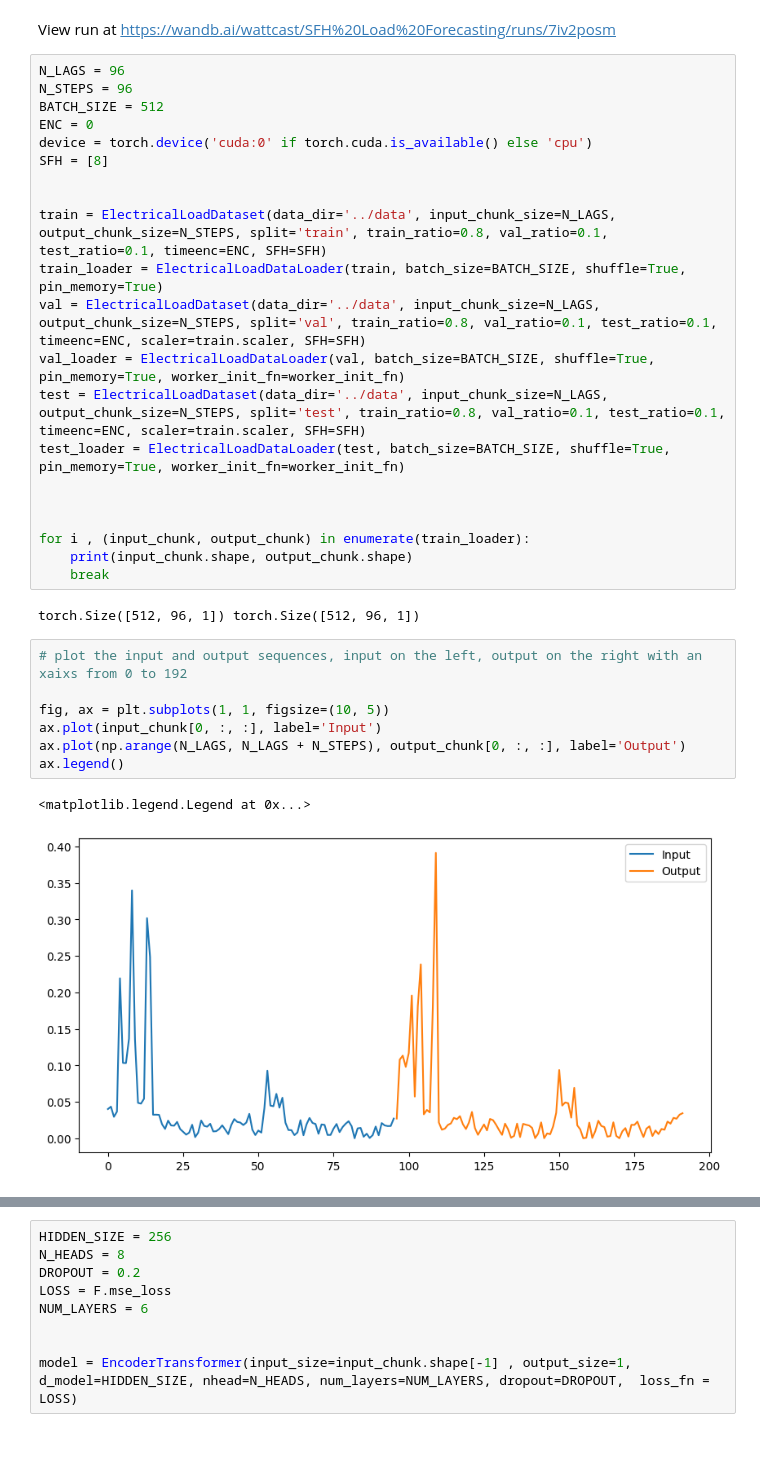
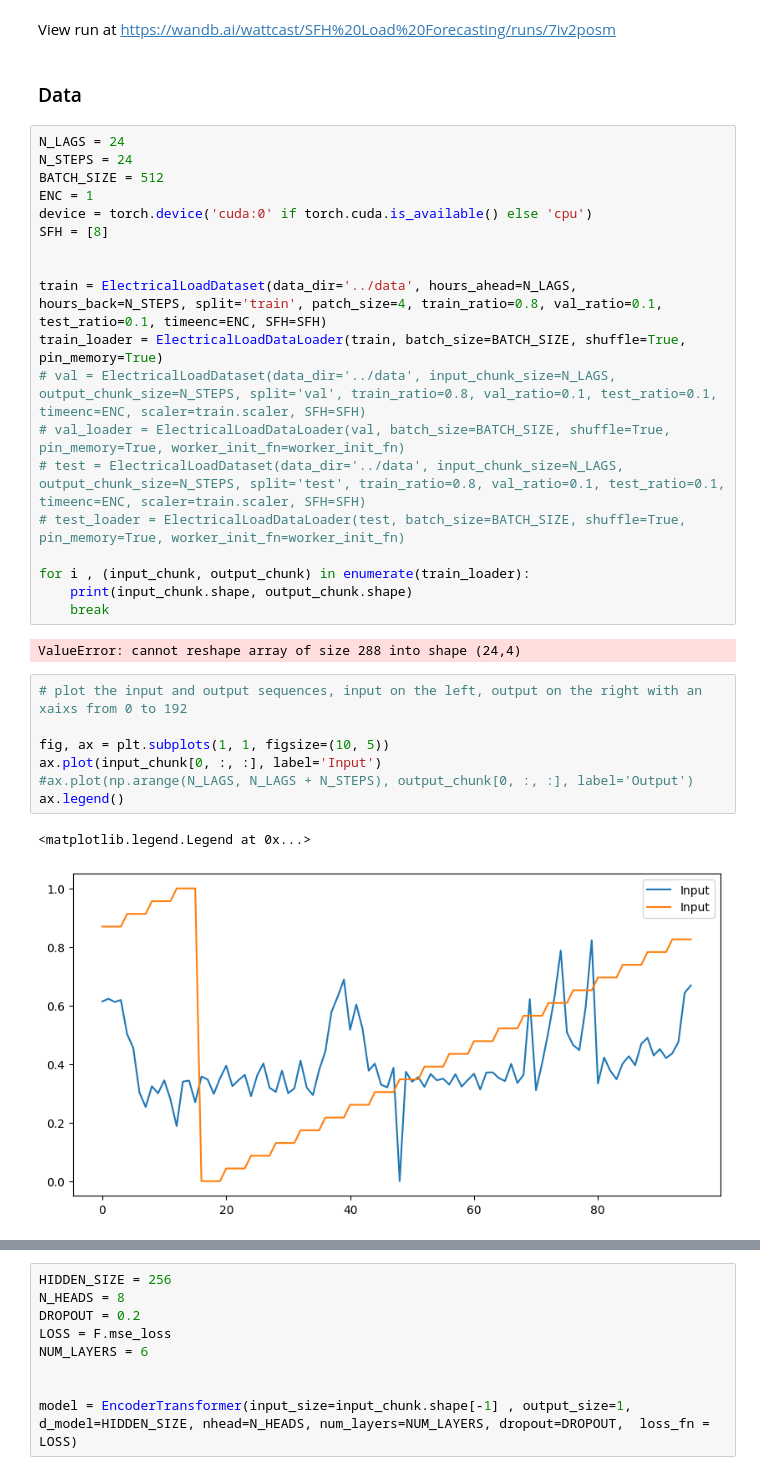
Before and after one commit to NikolausHouben/LoadLanguageModel, a Jupyter notebook: bin/trafo.ipynb, the cells around one changed output, grey strips where cells are left out. Saved outputs shown, nothing was run; the diff lists cells and outputs as text; blank space fills up the shorter version.

Commit message:
progress on patch transformer

```diff
--- a/bin/trafo.ipynb
+++ b/bin/trafo.ipynb
@@ -226,36 +284,36 @@ Run data is saved locally in c:\Users\nik\Desktop\Berkeley_Projects\LoadLanguage
 Syncing run glamorous-silence-40 to Weights & Biases (docs)
 View project at https://wandb.ai/wattcast/SFH%20Load%20Forecasting
 View run at https://wandb.ai/wattcast/SFH%20Load%20Forecasting/runs/7iv2posm
+# %% [markdown]
+### Data
 # %%
-N_LAGS = 96
-N_STEPS = 96
+N_LAGS = 24
+N_STEPS = 24
 BATCH_SIZE = 512
-ENC = 0
+ENC = 1
 device = torch.device('cuda:0' if torch.cuda.is_available() else 'cpu')
 SFH = [8]
 
 
-train = ElectricalLoadDataset(data_dir='../data', input_chunk_size=N_LAGS, output_chunk_size=N_STEPS, split='train', train_ratio=0.8, val_ratio=0.1, test_ratio=0.1, timeenc=ENC, SFH=SFH)
+train = ElectricalLoadDataset(data_dir='../data', hours_ahead=N_LAGS, hours_back=N_STEPS, split='train', patch_size=4, train_ratio=0.8, val_ratio=0.1, test_ratio=0.1, timeenc=ENC, SFH=SFH)
 train_loader = ElectricalLoadDataLoader(train, batch_size=BATCH_SIZE, shuffle=True, pin_memory=True)
-val = ElectricalLoadDataset(data_dir='../data', input_chunk_size=N_LAGS, output_chunk_size=N_STEPS, split='val', train_ratio=0.8, val_ratio=0.1, test_ratio=0.1, timeenc=ENC, scaler=train.scaler, SFH=SFH)
-val_loader = ElectricalLoadDataLoader(val, batch_size=BATCH_SIZE, shuffle=True, pin_memory=True, worker_init_fn=worker_init_fn)
-test = ElectricalLoadDataset(data_dir='../data', input_chunk_size=N_LAGS, output_chunk_size=N_STEPS, split='test', train_ratio=0.8, val_ratio=0.1, test_ratio=0.1, timeenc=ENC, scaler=train.scaler, SFH=SFH)
-test_loader = ElectricalLoadDataLoader(test, batch_size=BATCH_SIZE, shuffle=True, pin_memory=True, worker_init_fn=worker_init_fn)
-
-
+# val = ElectricalLoadDataset(data_dir='../data', input_chunk_size=N_LAGS, output_chunk_size=N_STEPS, split='val', train_ratio=0.8, val_ratio=0.1, test_ratio=0.1, timeenc=ENC, scaler=train.scaler, SFH=SFH)
+# val_loader = ElectricalLoadDataLoader(val, batch_size=BATCH_SIZE, shuffle=True, pin_memory=True, worker_init_fn=worker_init_fn)
+# test = ElectricalLoadDataset(data_dir='../data', input_chunk_size=N_LAGS, output_chunk_size=N_STEPS, split='test', train_ratio=0.8, val_ratio=0.1, test_ratio=0.1, timeenc=ENC, scaler=train.scaler, SFH=SFH)
+# test_loader = ElectricalLoadDataLoader(test, batch_size=BATCH_SIZE, shuffle=True, pin_memory=True, worker_init_fn=worker_init_fn)
 
 for i , (input_chunk, output_chunk) in enumerate(train_loader):
     print(input_chunk.shape, output_chunk.shape)
     break
 # %% [output]
-torch.Size([512, 96, 1]) torch.Size([512, 96, 1])
+ValueError: cannot reshape array of size 288 into shape (24,4)
 # %%
 # plot the input and output sequences, input on the left, output on the right with an xaixs from 0 to 192
 
 fig, ax = plt.subplots(1, 1, figsize=(10, 5))
 ax.plot(input_chunk[0, :, :], label='Input')
-ax.plot(np.arange(N_LAGS, N_LAGS + N_STEPS), output_chunk[0, :, :], label='Output')
+#ax.plot(np.arange(N_LAGS, N_LAGS + N_STEPS), output_chunk[0, :, :], label='Output')
 ax.legend()
 # %% [output]
 <matplotlib.legend.Legend at 0x...>
-[figure, old version]
+[figure, new version]
```
Also changed, not shown: parts of 6 cells of this notebook, 1 other file.
